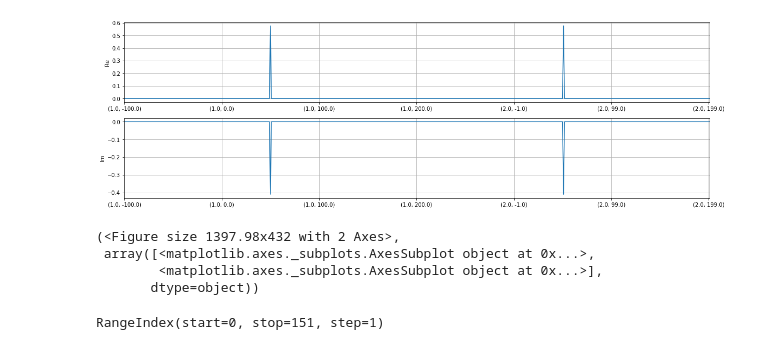
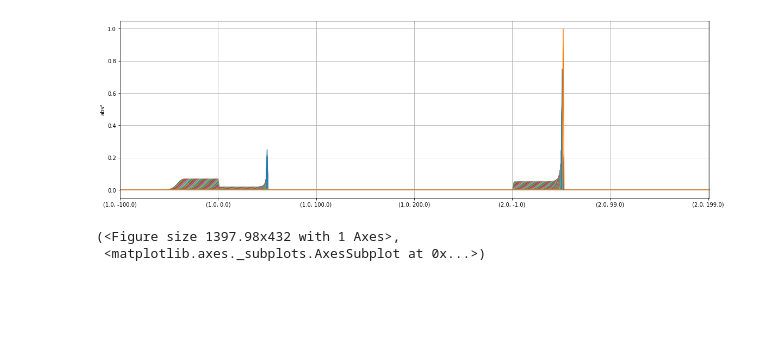
Before and after one commit to dfarre/hilbert-curve, a Jupyter notebook: notebooks/mach-zehnder-test.ipynb, the cells around one changed output. Saved outputs shown, nothing was run; the diff lists cells and outputs as text; code cells hidden in the pictures; blank space fills up the shorter version.

```diff
--- a/notebooks/mach-zehnder-test.ipynb
+++ b/notebooks/mach-zehnder-test.ipynb
@@ -20,5 +20,6 @@ system.hop_op.o
 # %%
-system = quantum.SplitToyTrain.mach_zehnder(100, 100, 100, phases=(numpy.pi/7, -numpy.pi/7))
+system = quantum.SplitToyTrain.mach_zehnder(100, 100, 100, dict(theta=numpy.pi/3, phi=numpy.pi/7))
+xc, xd, xe = (1, 50), (2, 50), (1, 105*system.cell)
 std = 6
 gaussian = system[0][1, 'delta']*system[1](lib.Gaussian(1, -1/(4*std**2), 20, pole=-35))
 # %%
@@ -30,6 +31,4 @@ system.show_density_evolution(gaussian, 200, ncurves=40)
 # %%
-xc = sorted(system.attr['phases'], key=lambda it: it[0])[0]  # detector at internal arm
-xe = (1, system.attr['splitters'][1] + 5*system.cell)  # exit detector
-histories = system.collapsing_history(gaussian, xc, xe, go_on=lambda v: round(1 - v[-1].image[2,101:].norm, 31))
+histories = system.collapsing_histories(gaussian, xc, xe, go_on=lambda v: round(1 - v[-1].image[2,106:].norm, 31))
 histories.simulate_density(step=3)
 # %% [output]
@@ -39,5 +37,0 @@ assert round(histories.weight, 9) == 0.25
-# %%
-xc, xd = sorted(system.attr['phases'], key=lambda it: it[0])  # detector at each internal arm
-xe = (1, system.attr['splitters'][1] + 5*system.cell)  # exit detector
-histories = system.collapsing_history(gaussian, xc, xd, xe)
-histories.simulate_density(step=3)
@@ -47,0 +38,3 @@ assert round(histories.weight, 26) == 0
+# %%
+histories = system.collapsing_histories(gaussian, xc, xd)  # detector at each internal arm
+histories.simulate_density()
@@ -48,12 +49,6 @@ assert round(histories.weight, 26) == 0
 # %%
-system.space.show_vectors(histories.o.iat[-1, 0])
+system.space.show_vectors_density(*histories.o[(2, 50)])
 # %% [output]
-[figure, old version]
+[figure, new version]
-(<Figure size 1397.98x432 with 2 Axes>,
- array([<matplotlib.axes._subplots.AxesSubplot object at 0x...>,
-        <matplotlib.axes._subplots.AxesSubplot object at 0x...>],
-       dtype=object))
+(<Figure size 1397.98x432 with 1 Axes>,
+ <matplotlib.axes._subplots.AxesSubplot at 0x...>)
-# %%
-histories.o.index
-# %% [output]
-RangeIndex(start=0, stop=151, step=1)
```
Also changed, not shown: parts of 10 cells of this notebook, 4 other files.
